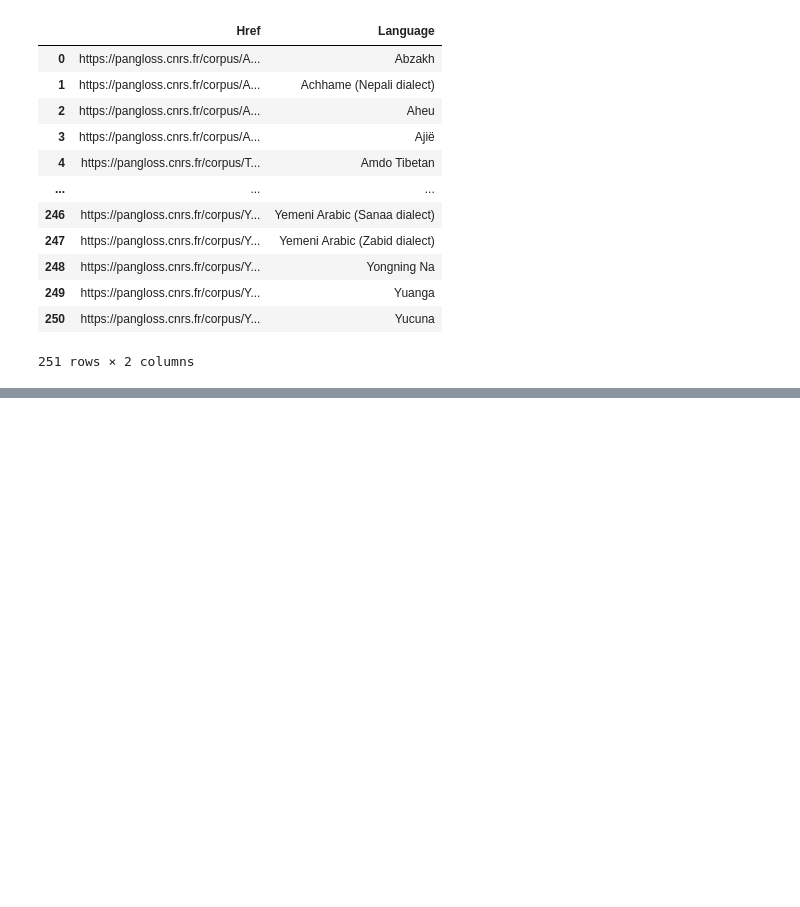
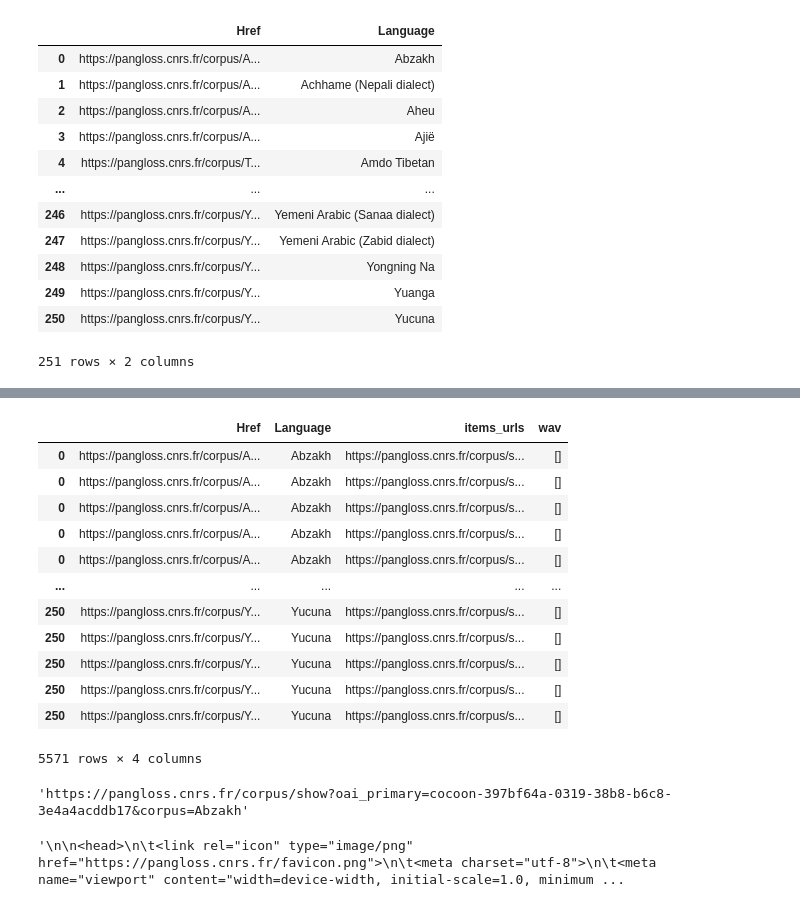
Before and after one commit to giuliaok/EQUATE, a Jupyter notebook: pangloss.ipynb, the cells around one changed output, grey strips where cells are left out. Cells and saved outputs as stored; diff of their text form; code cells hidden in the pictures; blank space fills up the shorter version.

```diff
--- a/pangloss.ipynb
+++ b/pangloss.ipynb
@@ -121,0 +221,16 @@ ab = requests.get('https://pangloss.cnrs.fr/corpus/Abzakh?lang=en')
+# %%
+df_exploded
+# %% [output]
+|  | Href | Language | items_urls | wav |
+| 0 | https://pangloss.cnrs.fr/corpus/A... | Abzakh | https://pangloss.cnrs.fr/corpus/s... | [] |
+| 0 | https://pangloss.cnrs.fr/corpus/A... | Abzakh | https://pangloss.cnrs.fr/corpus/s... | [] |
+| 0 | https://pangloss.cnrs.fr/corpus/A... | Abzakh | https://pangloss.cnrs.fr/corpus/s... | [] |
+| 0 | https://pangloss.cnrs.fr/corpus/A... | Abzakh | https://pangloss.cnrs.fr/corpus/s... | [] |
+| 0 | https://pangloss.cnrs.fr/corpus/A... | Abzakh | https://pangloss.cnrs.fr/corpus/s... | [] |
+| ... | ... | ... | ... | ... |
+| 250 | https://pangloss.cnrs.fr/corpus/Y... | Yucuna | https://pangloss.cnrs.fr/corpus/s... | [] |
+| 250 | https://pangloss.cnrs.fr/corpus/Y... | Yucuna | https://pangloss.cnrs.fr/corpus/s... | [] |
+| 250 | https://pangloss.cnrs.fr/corpus/Y... | Yucuna | https://pangloss.cnrs.fr/corpus/s... | [] |
+| 250 | https://pangloss.cnrs.fr/corpus/Y... | Yucuna | https://pangloss.cnrs.fr/corpus/s... | [] |
+| 250 | https://pangloss.cnrs.fr/corpus/Y... | Yucuna | https://pangloss.cnrs.fr/corpus/s... | [] |
+5571 rows × 4 columns
@@ -121,0 +239,4 @@ ab = requests.get('https://pangloss.cnrs.fr/corpus/Abzakh?lang=en')
+# %%
+h
+# %% [output]
+'https://pangloss.cnrs.fr/corpus/show?oai_primary=cocoon-397bf64a-0319-38b8-b6c8-3e4a4acddb17&corpus=Abzakh'
@@ -122 +245,5 @@ ab = requests.get('https://pangloss.cnrs.fr/corpus/Abzakh?lang=en')
+# %%
+tr
+# %% [output]
+'\n\n<head>\n\t<link rel="icon" type="image/png" href="https://pangloss.cnrs.fr/favicon.png">\n\t<meta charset="utf-8">\n\t<meta name="viewport" content="width=device-width, initial-scale=1.0, minimum ...
 # %%
```
Also changed, not shown: parts of 24 cells of this notebook, 9 other files.
